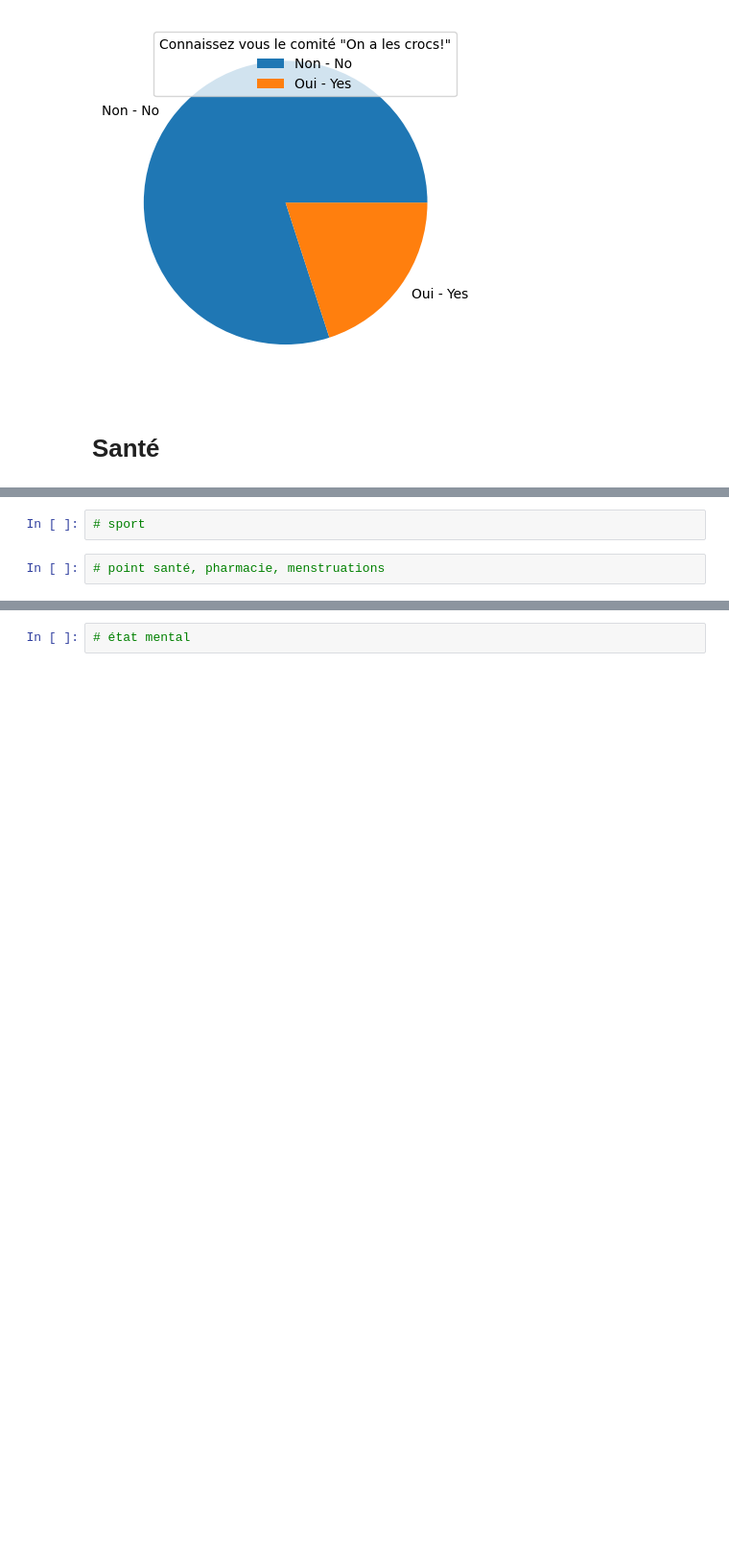
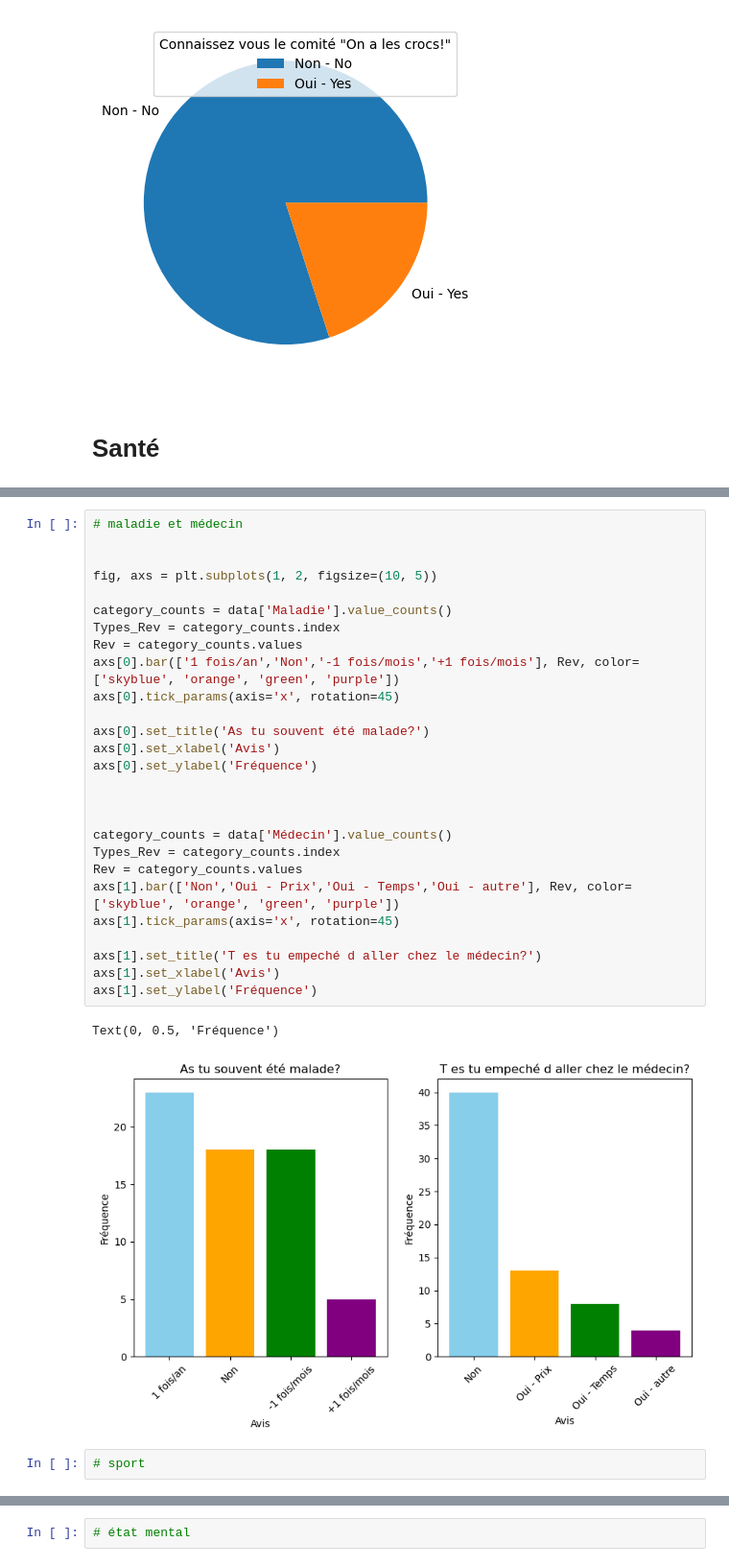
Before and after one commit to ClarissePierre/Precarite_Analyse, a Jupyter notebook: analyse.ipynb, the cells around one changed output, grey strips where cells are left out. Shown: that part at 96% size. Drawn from its saved outputs; the diff is of its cells as text; blank space fills up the shorter version.

```diff
--- a/analyse.ipynb
+++ b/analyse.ipynb
@@ -570,4 +590,32 @@ plt.legend(title='Connaissez vous le comité "On a les crocs!"')
+# %%
+# maladie et médecin
+
+
+fig, axs = plt.subplots(1, 2, figsize=(10, 5))
+
+category_counts = data['Maladie'].value_counts()
+Types_Rev = category_counts.index
+Rev = category_counts.values
+axs[0].bar(['1 fois/an','Non','-1 fois/mois','+1 fois/mois'], Rev, color=['skyblue', 'orange', 'green', 'purple'])
+axs[0].tick_params(axis='x', rotation=45)
+
+axs[0].set_title('As tu souvent été malade?')
+axs[0].set_xlabel('Avis')
+axs[0].set_ylabel('Fréquence')
+
+
+
+category_counts = data['Médecin'].value_counts()
+Types_Rev = category_counts.index
+Rev = category_counts.values
+axs[1].bar(['Non','Oui - Prix','Oui - Temps','Oui - autre'], Rev, color=['skyblue', 'orange', 'green', 'purple'])
+axs[1].tick_params(axis='x', rotation=45)
+
+axs[1].set_title('T es tu empeché d aller chez le médecin?')
+axs[1].set_xlabel('Avis')
+axs[1].set_ylabel('Fréquence')
+# %% [output]
+Text(0, 0.5, 'Fréquence')
+[figure, added]
 # %%
 # sport
-# %%
-# point santé, pharmacie, menstruations
```
Also changed, not shown: parts of 5 cells of this notebook.
